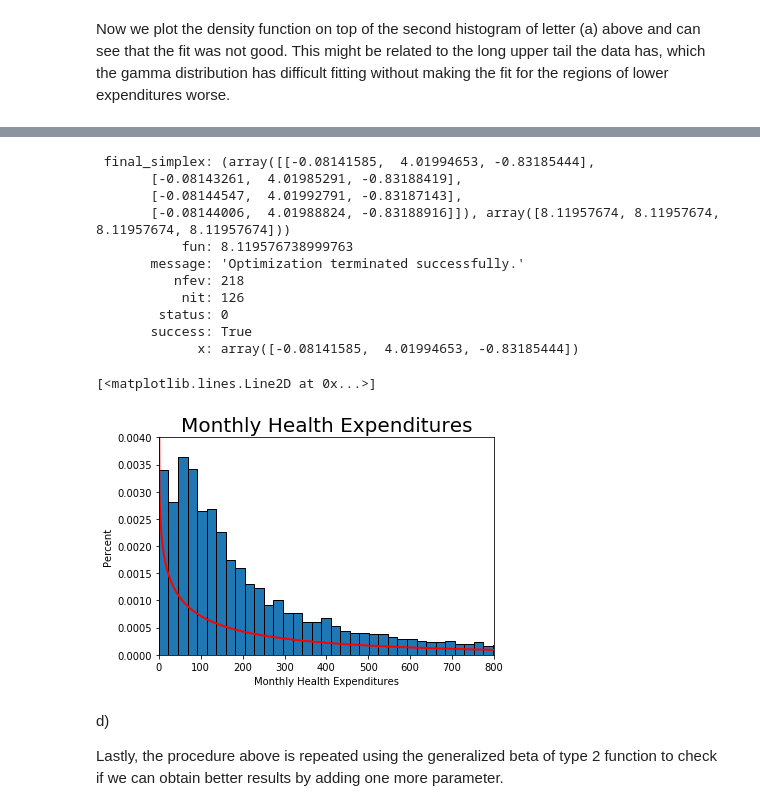
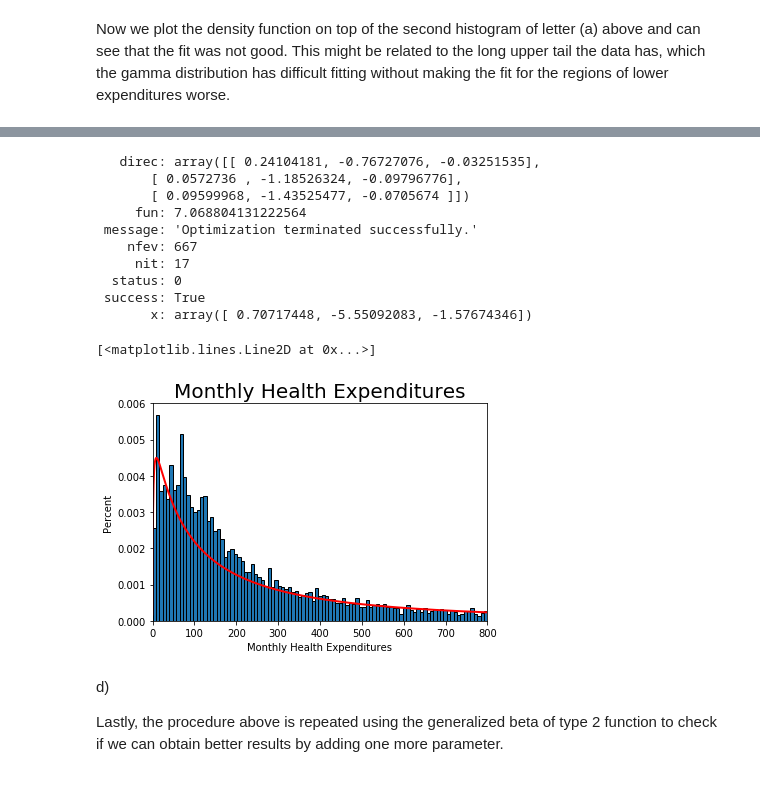
Before and after one commit to phalcantara/StructEst_W19, a Jupyter notebook: ProblemSets/PS2/PS2_Paulo_Ramos.ipynb, the cells around one changed output, grey strips where cells are left out. Saved outputs shown, nothing was run; the diff lists cells and outputs as text; code cells hidden in the pictures.

```diff
--- a/ProblemSets/PS2/PS2_Paulo_Ramos.ipynb
+++ b/ProblemSets/PS2/PS2_Paulo_Ramos.ipynb
@@ -141,7 +140,7 @@ Below we repeat a similar procedure as in (b), but now I constructed the pdf for
 # %%
 def crit_c(params,data):
     alpha, beta, m = np.exp(params)
-    log_lik_val = np.log(m)-alpha*np.log(beta)-sci.special.gamma(alpha/m)+\
+    log_lik_val = np.log(m)-alpha*np.log(beta)-np.log(sci.special.gamma(alpha/m))+\
         (alpha-1)*np.mean(np.log(data))-(np.mean((data/beta)**m))
     neg_log_lik_val = -log_lik_val
     return neg_log_lik_val
@@ -151,8 +150,7 @@ alpha_init = np.log(alpha_MLE)
 m_init = np.log(1)
 params_init = np.array([alpha_init, beta_init, m_init])
 
-results_uncstr_c = opt.minimize(crit_c, (params_init), args=q1_data, method='Nelder-Mead')#,
-                            #bounds=((1e-10, None), (1e-10, None),(None, None)))
+results_uncstr_c = opt.minimize(crit_c, (params_init), args=q1_data, method='Powell')
 alpha_MLE_2, beta_MLE_2, m_MLE_2 = np.exp(results_uncstr_c.x)
 print('alpha_MLE=', alpha_MLE_2, ' beta_MLE=', beta_MLE_2, ' m_MLE=', m_MLE_2)
 lik_c = -crit_c(np.log([alpha_MLE_2,beta_MLE_2,m_MLE_2]),q1_data)
@@ -165,46 +163,44 @@ The results and maximized likelihood value are displayed above. We can see that,
 # %%
 results_uncstr_c
 # %% [output]
- final_simplex: (array([[-0.08141585,  4.01994653, -0.83185444],
-       [-0.08143261,  4.01985291, -0.83188419],
-       [-0.08144547,  4.01992791, -0.83187143],
-       [-0.08144006,  4.01988824, -0.83188916]]), array([8.11957674, 8.11957674, 8.11957674, 8.11957674]))
-           fun: 8.119576738999763
-       message: 'Optimization terminated successfully.'
-          nfev: 218
-           nit: 126
-        status: 0
-       success: True
-             x: array([-0.08141585,  4.01994653, -0.83185444])
+   direc: array([[ 0.24104181, -0.76727076, -0.03251535],
+       [ 0.0572736 , -1.18526324, -0.09796776],
+       [ 0.09599968, -1.43525477, -0.0705674 ]])
+     fun: 7.068804131222564
+ message: 'Optimization terminated successfully.'
+    nfev: 667
+     nit: 17
+  status: 0
+ success: True
+       x: array([ 0.70717448, -5.55092083, -1.57674346])
 # %%
 # Plot histogram
 def likelihood_c(data,params):
     alpha, beta, m = params
-    log_lik_val = np.log(m)-alpha*np.log(beta)-sci.special.gamma(alpha/m)+\
+    log_lik_val = np.log(m)-alpha*np.log(beta)-np.log(sci.special.gamma(alpha/m))+\
         (alpha-1)*(np.log(data))-(((data/beta)**m))
     return np.exp(log_lik_val)
 
-num_bins = 10000
-#weights = (1/q1_data.shape[0])*np.ones_like(q1_data[(q1_data<=800)])
+num_bins = np.linspace(0, 800, 100)
 count, bins, ignored = plt.hist(q1_data, num_bins, density=True,
                                 edgecolor='k')
 plt.title('Monthly Health Expenditures', fontsize=20)
 plt.xlabel(r'Monthly Health Expenditures')
 plt.ylabel(r'Percent')
 plt.xlim([0, 800])  # This gives the xmin and xmax to be plotted"
-plt.ylim([0,0.004])
+plt.ylim([0,0.006])
 
-# Plot smooth line with distribution 1
+# Plot smooth line with distribution
 dist_pts = np.linspace(0.01, 800, 700)
 alpha = alpha_MLE_2
 beta = beta_MLE_2
 m = m_MLE_2
 
 plt.plot(dist_pts, likelihood_c(dist_pts,[alpha,beta,m]),
          linewidth=2, color='r')
 # %% [output]
 [<matplotlib.lines.Line2D at 0x...>]
-[figure, old version]
+[figure, new version]
 # %% [markdown]
 d)
 
```
Also changed, not shown: parts of 11 cells of this notebook.
